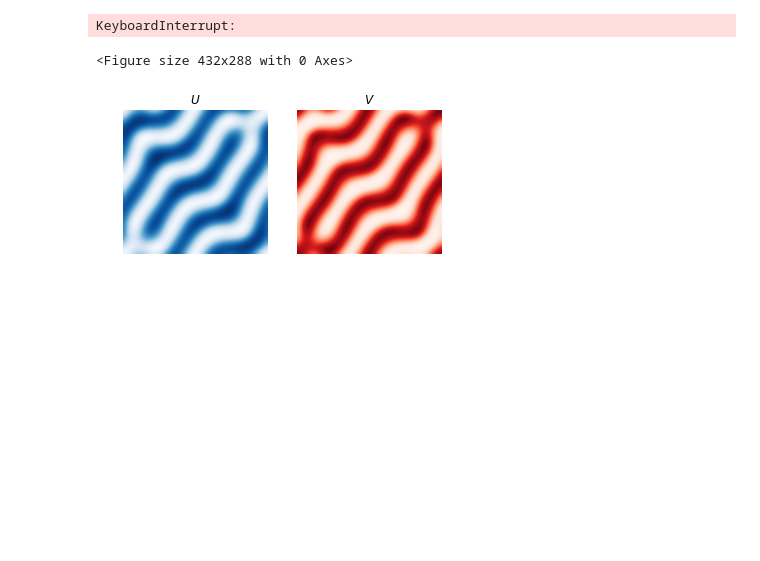
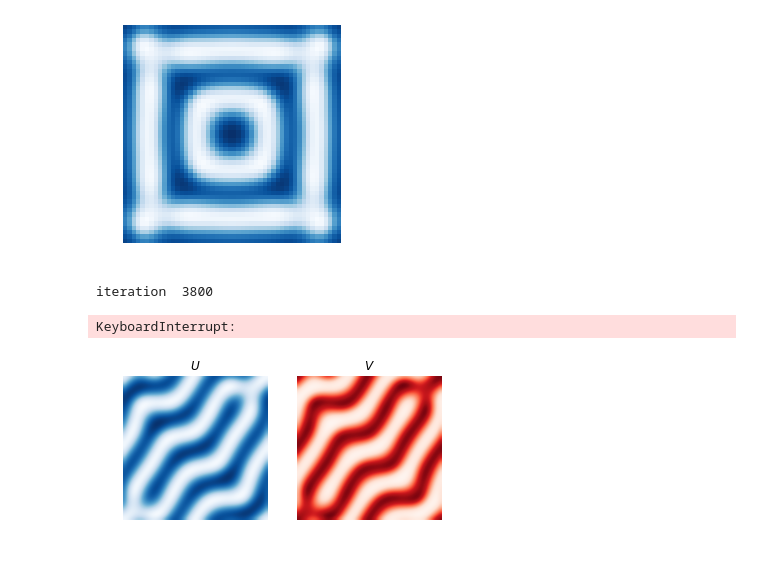
Before and after one commit to GVaessen/Scientific-Computing, a Jupyter notebook: 2.3.ipynb, the cells around one changed output. Saved outputs shown, nothing was run; the diff lists cells and outputs as text; code cells hidden in the pictures; blank space fills up the shorter version.

```diff
--- a/2.3.ipynb
+++ b/2.3.ipynb
@@ -101,39 +101,40 @@ Nspace = 50
 
 # dt = 0.01
 dt = 1
-# dx = 1
-dx = 1.79/Nspace
+dx = 1
+# dx = 1.79/Nspace
 Du = 0.16
 Dv = 0.08
-Du = 2*10**-5
-Dv = 10**-5
+# Du = 2*10**-5
+# Dv = 10**-5
 
 
 # f = 0.024
 # k = 0.056
 
 # f = 0.0545
 # k = 0.062
 
 f = 0.035
 k = 0.06
 
 # f = 0.006
 # k = 0.037
 
 # f = 0.026
 # k = 0.049
 
 # f = 0.01
 # k = 0.05
 
 # f = 0.014
 # k = 0.047
 
 U,V = diffusion_eq(Ntime, Nspace, Du, Dv, dx, dt, f, k, range_block=10, animation=True, noise_interval = Ntime)
 # %% [output]
+[figure, added]
-KeyboardInterrupt:
+iteration  3800
-<Figure size 432x288 with 0 Axes>
+KeyboardInterrupt:
 # %%
 plot_diffusion(U,V, name='100noise_50x50')
 # %% [output]
```
Also changed, not shown: parts of 3 cells of this notebook, 1 other file.
